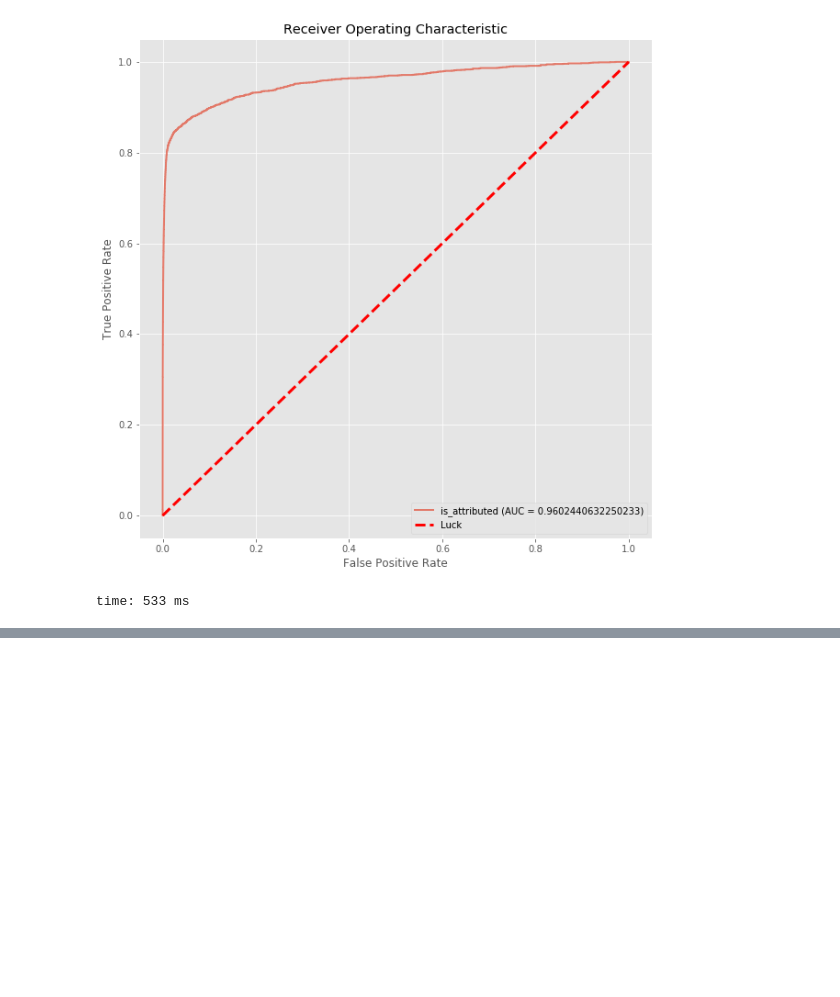
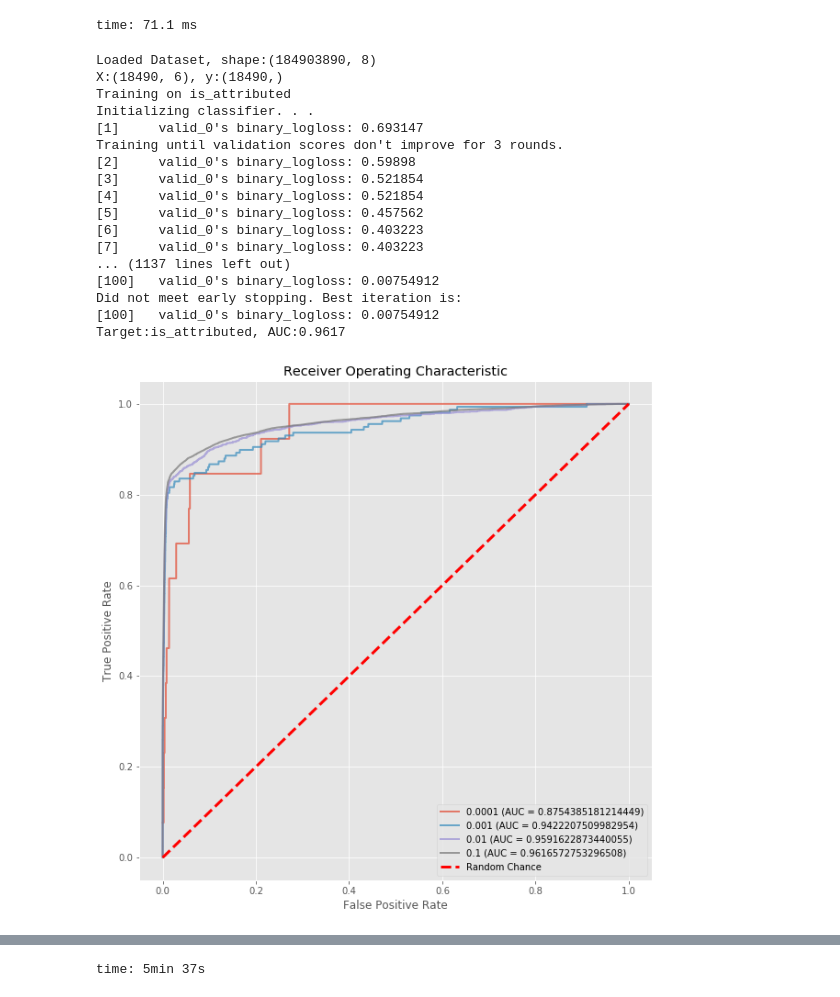
Before and after one commit to cipher982/kaggle-fraud-anidata, a Jupyter notebook: dev.ipynb, the cells around one changed output, grey strips where cells are left out. Cells and saved outputs as stored; diff of their text form; code cells hidden in the pictures; blank space fills up the shorter version.

```diff
--- a/dev.ipynb
+++ b/dev.ipynb
@@ -151,14 +122,28 @@ time: 14 s
 # %%
+def train_eval_plot(train, targetFeature, ratios):
 
-def graph(score, fpr, tpr):
-
+    print("Loaded Dataset, shape:{0}".format(train.shape))
 
     figsize(10,10)
     scores  = []
-    plt.plot(fpr,tpr, lw=2, alpha=.7,
-             label="{0} (AUC = {1})".format('is_attributed', score))
+    for ratio in ratios:
 
-    plt.plot([0, 1], [0, 1], linestyle='--', lw=3, color='r', label='Luck', alpha=1)
+        train_sample = train.sample(frac=ratio, replace=False)
+
+        score, fpr, tpr, sampleSize = trainLGBM(train=train_sample, targetFeature=targetFeature)
+        print("Target:{0}, AUC:{1}".format(targetFeature,round(score,4)))
+
+        scores.append([ratio,score,fpr,tpr,sampleSize,datetime.datetime.now()])
+
+        if ratio == ratios[-1]:
+            scoresDF = pd.DataFrame(scores,
+                                    columns=['Ratio','K-Fold(6) Mean AUC',
+                                             'False-Positive Rate','True-Positive Rate',
+                                             'Sample Size','SysTime'])
+        plt.plot(fpr,tpr, lw=2, alpha=.7,
+                 label="{0} (AUC = {1})".format(ratio, score))
+
+    plt.plot([0, 1], [0, 1], linestyle='--', lw=3, color='r', label='Random Chance', alpha=1)
     plt.xlabel('False Positive Rate')
     plt.ylabel('True Positive Rate')
     plt.title('Receiver Operating Characteristic')
@@ -167,9 +152,27 @@ def graph(score, fpr, tpr):
     plt.savefig(name)
     plt.show()
 
-    return
-
-graph(score,fpr,tpr)
+    return scoresDF
 # %% [output]
-[figure, removed]
-time: 533 ms
+time: 71.1 ms
+# %%
+train_eval_plot(train=train, targetFeature='is_attributed', ratios=[0.0001,0.001,0.01,0.1])
+# %% [output]
+Loaded Dataset, shape:(184903890, 8)
+X:(18490, 6), y:(18490,)
+Training on is_attributed
+Initializing classifier. . .
+[1]     valid_0's binary_logloss: 0.693147
+Training until validation scores don't improve for 3 rounds.
+[2]     valid_0's binary_logloss: 0.59898
+[3]     valid_0's binary_logloss: 0.521854
+[4]     valid_0's binary_logloss: 0.521854
+[5]     valid_0's binary_logloss: 0.457562
+[6]     valid_0's binary_logloss: 0.403223
+[7]     valid_0's binary_logloss: 0.403223
+... (1137 lines left out)
+[100]   valid_0's binary_logloss: 0.00754912
+Did not meet early stopping. Best iteration is:
+[100]   valid_0's binary_logloss: 0.00754912
+Target:is_attributed, AUC:0.9617
+[figure, added]
@@ -175,0 +184 @@ time: 533 ms
+time: 5min 37s
```
Also changed, not shown: parts of 7 cells of this notebook, 3 other files.
